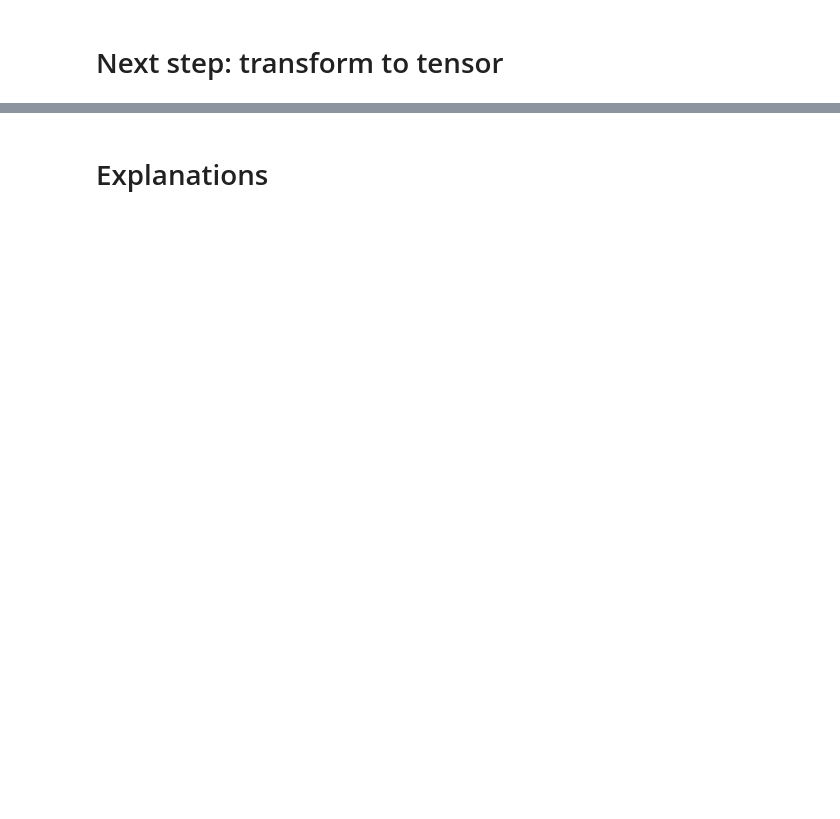
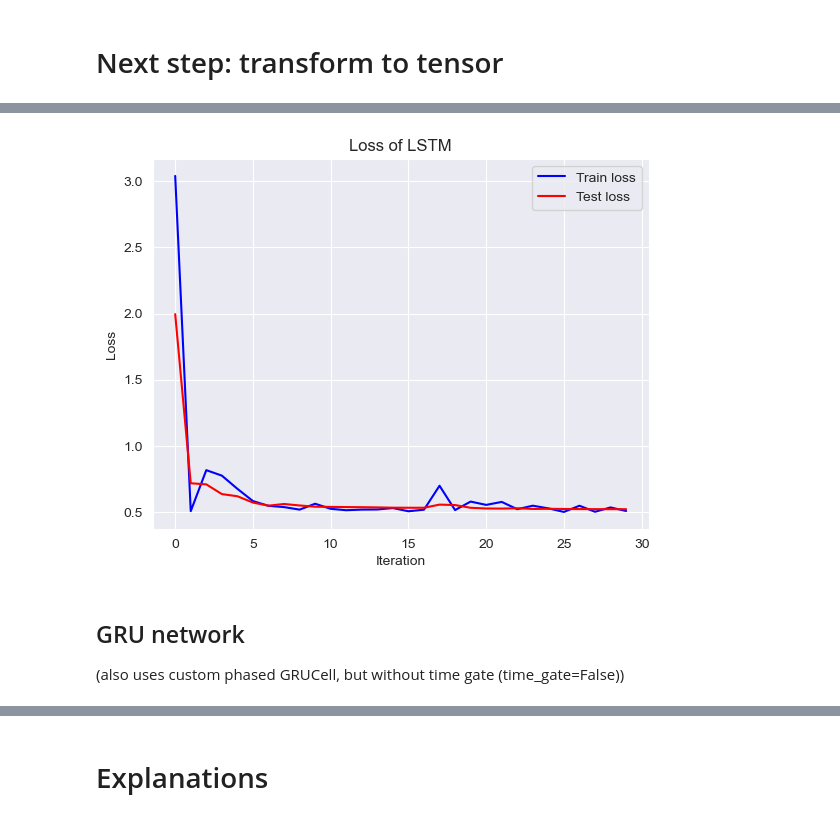
Before and after one commit to leooniiie/Thesis-marketing-attribution, a Jupyter notebook: phased_Gru.ipynb, the cells around one changed output, grey strips where cells are left out. Saved outputs shown, nothing was run; the diff lists cells and outputs as text; code cells hidden in the pictures; blank space fills up the shorter version.

Commit message:
phased Gru

```diff
--- a/phased_Gru.ipynb
+++ b/phased_Gru.ipynb
@@ -62,3 +136,16 @@ import keras
+# %%
+plt.plot(loss_history_LSTM.train_losses, '-b', label='Train loss')
+plt.plot(loss_history_LSTM.test_losses, '-r', label='Test loss')
+plt.legend(loc=0)
+plt.title('Loss of LSTM')
+plt.xlabel('Iteration')
+plt.ylabel('Loss')
+plt.show()
+# %% [output]
+[figure, added]
+# %% [markdown]
+## GRU network
+(also uses custom phased GRUCell, but without time gate (time_gate=False))
 # %%
 modelGRU = keras.Sequential()
 
```
Also changed, not shown: parts of 63 cells of this notebook, 2 other files.
